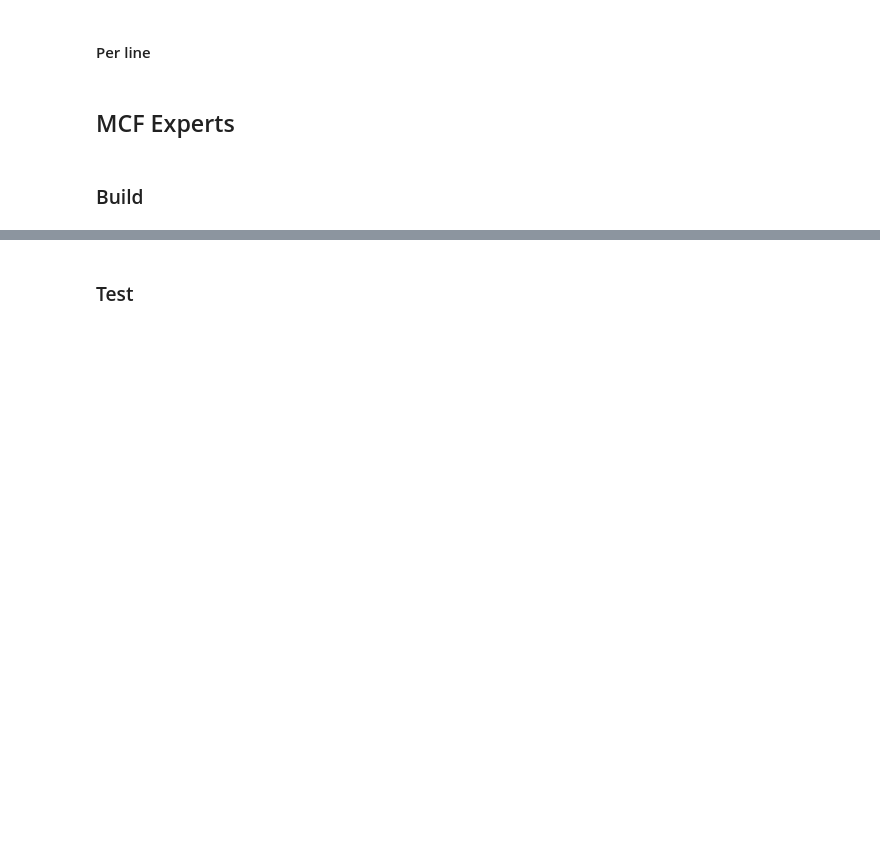
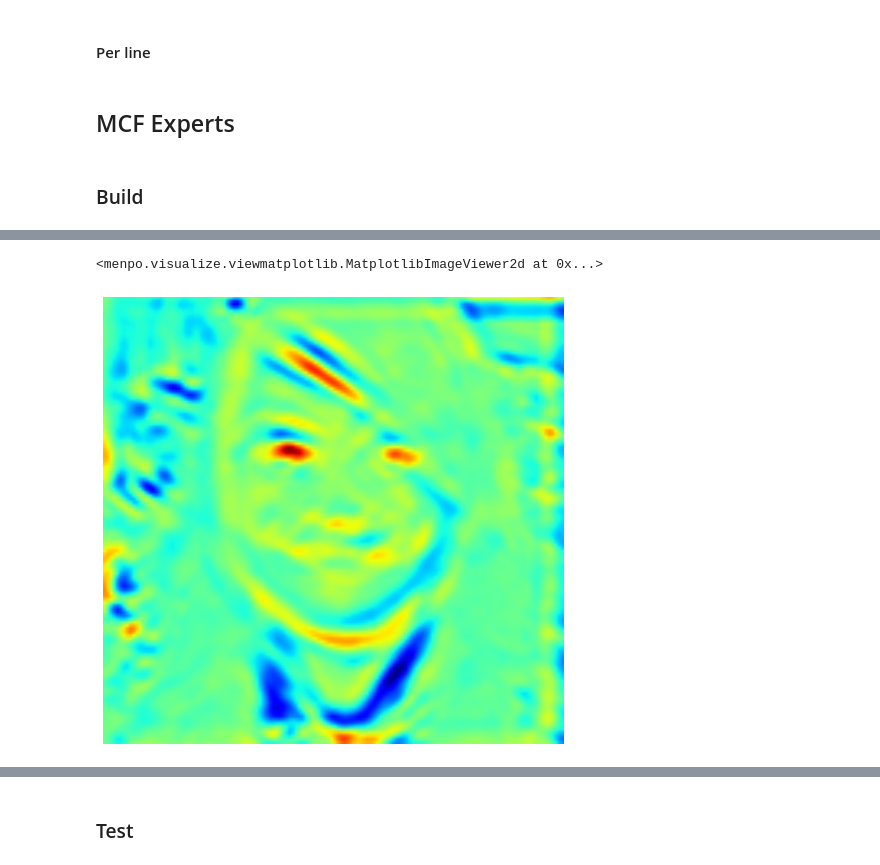
Before and after one commit to VLAM3D/alabortcvpr2015, a Jupyter notebook: notebooks/AlabortCVPR2015.ipynb, the cells around one changed output, grey strips where cells are left out. Cells and saved outputs as stored; diff of their text form; code cells hidden in the pictures; blank space fills up the shorter version.

```diff
--- a/notebooks/AlabortCVPR2015.ipynb
+++ b/notebooks/AlabortCVPR2015.ipynb
@@ -42,9 +46,9 @@ test_images = []
 for i in mio.import_images('/data/PhD/DataBases/faces/afw', verbose=True,
                            max_images=10):
 
-    i = i.rescale_landmarks_to_diagonal_range(200)
+    i = i.rescale_landmarks_to_diagonal_range(100)
     i.crop_to_landmarks_proportion_inplace(0.5)
     labeller(i, 'PTS', ibug_face_66)
-    if i.n_channels == 3:
-        i = i.as_greyscale(mode='average')
+#     if i.n_channels == 3:
+#         i = i.as_greyscale(mode='average')
     test_images.append(i)
@@ -243,0 +270,5 @@ clm = builder.build(training_images, group='ibug_face_66', verbose=True)
+# %%
+Image(ensemble.predict(i.pixels)[45]).view(cmap_name='jet')
+# %% [output]
+<menpo.visualize.viewmatplotlib.MatplotlibImageViewer2d at 0x...>
+[figure, added]
```
Also changed, not shown: parts of 19 cells of this notebook, 1 other file.
